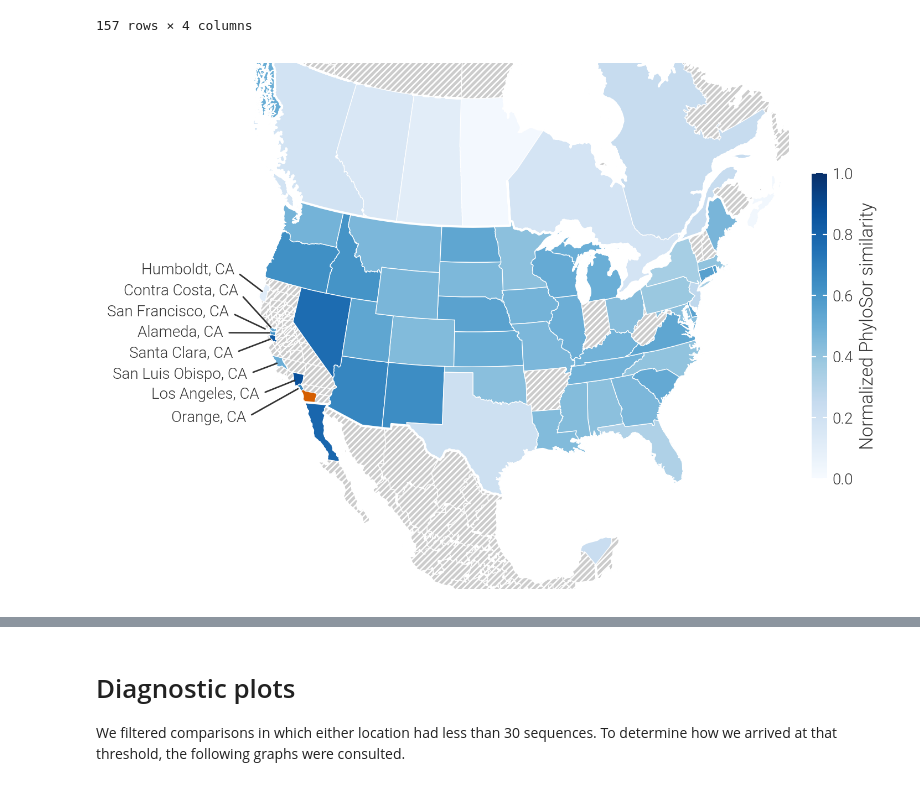
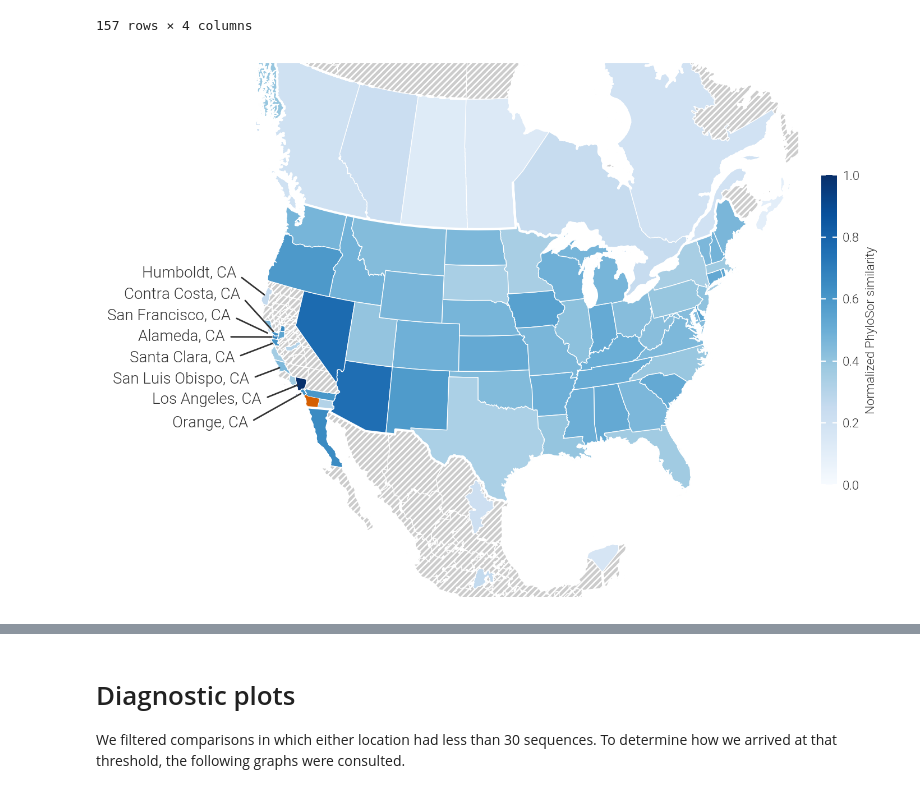
Before and after one commit to andersen-lab/project_2023_SARS-CoV-2_Connectivity, a Jupyter notebook: analyses/figure1_phylosor-similarity.ipynb, the cells around one changed output, grey strips where cells are left out. Drawn from its saved outputs; the diff is of its cells as text; code cells hidden in the pictures.

```diff
--- a/analyses/figure1_phylosor-similarity.ipynb
+++ b/analyses/figure1_phylosor-similarity.ipynb
@@ -73,7 +74,7 @@ def correct_names( entry ):
         return_value += ", MEX"
     return return_value
 
-res = load_results( "../data/phylosor_newnull_results.csv", source="San Diego_CA", min_sequences=30 )
+res = load_results( "../data/phylosor_results.csv", source="San Diego_CA", min_sequences=30 )
 res["siteB"] = res["siteB"].apply( correct_names )
 res.head()
 # %% [output]
@@ -166,13 +142,20 @@ states
 | 156 | Yuba, CA | POLYGON ((-1815449.095 -427965.82... | USA | 2.897870 |
 157 rows × 4 columns
 # %%
-all = norm_values.columns
-first_wave = ["2020-03-01", "2020-04-01", "2020-05-01", "2020-06-01", "2020-07-01", "2020-08-01"] # ("2020-01-01","2020-08-15")
-second_wave = ["2020-11-01", "2020-12-01", "2021-01-01", "2021-02-01", "2021-03-01"] #( "2020-11-01", "2021-03-02" )
-third_wave = ["2021-07-01", "2021-08-01", "2021-09-01", "2021-10-01", "2021-11-01"] #( "2021-07-01", "2022-03-02" )
+waves = {
+    "median": norm_values.columns,
+    "first_wave" : ["2020-03-01", "2020-04-01", "2020-05-01", "2020-06-01", "2020-07-01", "2020-08-01"],
+    "first_trough" : ["2020-09-01", "2020-10-01"],
+    "second_wave" : ["2020-11-01", "2020-12-01", "2021-01-01", "2021-02-01"],
+    "second_trough" : ["2021-03-01", "2021-04-01", "2021-05-01", "2021-06-01"],
+    "third_wave" : ["2021-07-01", "2021-08-01", "2021-09-01"],
+    "third_trough" : ["2021-10-01", "2021-11-01"],
+    "fourth_wave" : ["2021-12-01", "2022-01-01", "2022-02-01"],
+    "fourth_trough" : ["2022-03-01", "2022-04-01"]
+}
 
 median_list = list()
-for wave, title in [(all, "median"), (first_wave, "First"), (second_wave, "second"), (third_wave, "third")]:
+for title, wave in waves.items():
     medians = norm_values[wave].median( axis=1 )
     medians.name = title
     median_list.append( medians )
@@ -180,7 +163,6 @@ for wave, title in [(all, "median"), (first_wave, "First"), (second_wave, "secon
 median_df = pd.concat( median_list, axis=1, ignore_index=False )
 
 plot_df = states.merge( median_df, left_on="NAME", right_index=True, how="outer" )
-plot_df
 
 fig, ax = plt.subplots( dpi=200, figsize=(8,6) )
 plot_df.plot( column="median", edgecolor="w", linewidth=0.5, ax=ax, cmap="Blues",
@@ -199,34 +181,34 @@ arrowprops = dict(arrowstyle="-", relpos=(1,0.5), color=COLOR )
 centroid = plot_df.loc[plot_df["NAME"]=="Alameda, CA", "geometry"].centroid
 ax.annotate( "Alameda, CA", (centroid.x, centroid.y), (-60,0.1), textcoords='offset points', fontsize=10, ha="center", va="center", arrowprops=arrowprops )
 centroid = plot_df.loc[plot_df["NAME"]=="Contra Costa, CA", "geometry"].centroid
 ax.annotate( "Contra Costa, CA", (centroid.x, centroid.y), (-60,25), textcoords='offset points', fontsize=10, ha="center", va="center", arrowprops=arrowprops )
 centroid = plot_df.loc[plot_df["NAME"]=="Humboldt, CA", "geometry"].centroid
 ax.annotate( "Humboldt, CA", (centroid.x, centroid.y), (-50,15), textcoords='offset points', fontsize=10, ha="center", va="center", arrowprops=arrowprops )
 centroid = plot_df.loc[plot_df["NAME"]=="Los Angeles, CA", "geometry"].centroid
 ax.annotate( "Los Angeles, CA", (centroid.x, centroid.y), (-60,-10), textcoords='offset points', fontsize=10, ha="center", va="center", arrowprops=arrowprops )
 centroid = plot_df.loc[plot_df["NAME"]=="Orange, CA", "geometry"].centroid
 ax.annotate( "Orange, CA", (centroid.x, centroid.y), (-60,-20), textcoords='offset points', fontsize=10, ha="center", va="center", arrowprops=arrowprops )
 centroid = plot_df.loc[plot_df["NAME"]=="San Francisco, CA", "geometry"].centroid
 ax.annotate( "San Francisco, CA", (centroid.x, centroid.y), (-65,12), textcoords='offset points', fontsize=10, ha="center", va="center", arrowprops=arrowprops )
 centroid = plot_df.loc[plot_df["NAME"]=="San Luis Obispo, CA", "geometry"].centroid
 ax.annotate( "San Luis Obispo, CA", (centroid.x, centroid.y), (-65,-8), textcoords='offset points', fontsize=10, ha="center", va="center", arrowprops=arrowprops )
 centroid = plot_df.loc[plot_df["NAME"]=="Santa Clara, CA", "geometry"].centroid
 ax.annotate( "Santa Clara, CA", (centroid.x, centroid.y), (-60,-10), textcoords='offset points', fontsize=10, ha="center", va="center", arrowprops=arrowprops  )
 
 cbar = fig.colorbar( mcm.ScalarMappable( cmap="Blues", norm=Normalize(vmin=0, vmax=1 ) ),
                    shrink=0.5, pad=0.03 )
 cbar.outline.set_visible( False )
-cbar.set_label( "Normalized PhyloSor similarity", fontsize=12 )
-cbar.ax.tick_params( labelsize=10, size=3, left=True, right=True, color="w", direction="in", which="both" )
+cbar.set_label( "Normalized PhyloSor similarity", fontsize=8 )
+cbar.ax.tick_params( labelsize=8, size=3, left=True, right=True, color="w", direction="in", which="both" )
 
 
 ax.set_xlim( (-3e6, 3e6) )
 ax.set_ylim( (-3e6, 2e6) )
 [ax.spines[j].set_visible(False) for j in ax.spines]
 ax.set_yticks([])
 ax.set_xticks([])
 plt.tight_layout()
-plt.savefig( "../analyses/plots/figure1_phylosor-map.pdf" )
+#plt.savefig( "../analyses/plots/figure1_phylosor-map.pdf" )
 plt.show()
 # %% [output]
-[figure, old version]
+[figure, new version]
```
Also changed, not shown: parts of 20 cells of this notebook, 17 other files.
